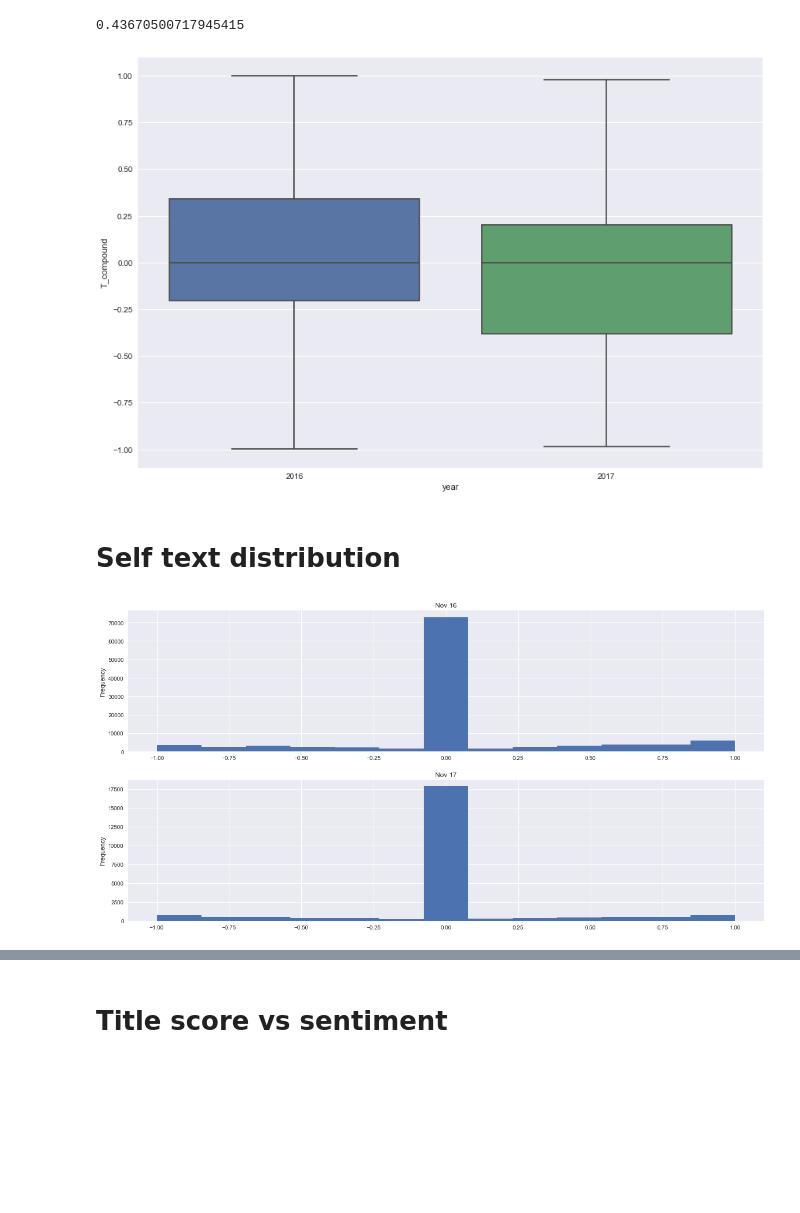
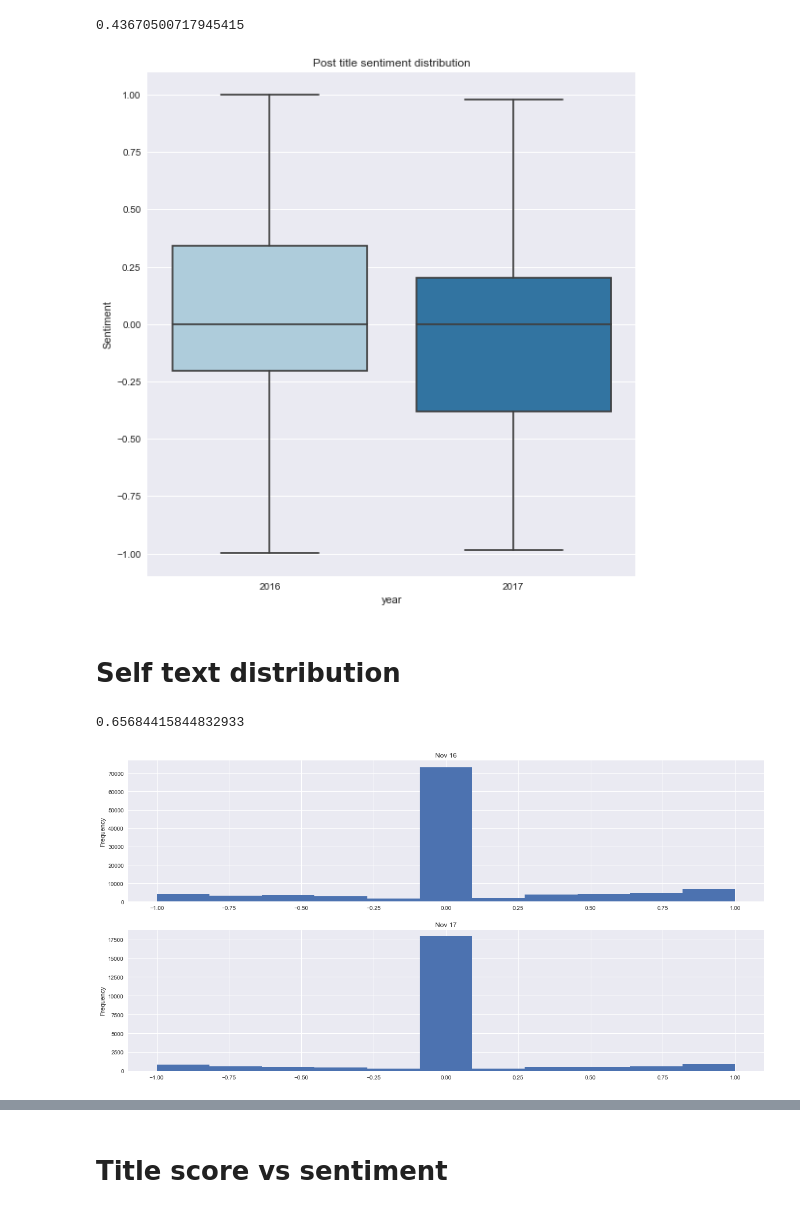
Before and after one commit to James-Brooke/ML_Projects, a Jupyter notebook: The_Donald Subreddit.ipynb, the cells around one changed output, grey strips where cells are left out. Drawn from its saved outputs; the diff is of its cells as text; code cells hidden in the pictures; blank space fills up the shorter version.

```diff
--- a/The_Donald Subreddit.ipynb
+++ b/The_Donald Subreddit.ipynb
@@ -232,20 +238,19 @@ sent_17_std
 comb = pd.concat([data16, data17])
 comb['year'] = comb['created_utc'].apply(lambda x: x.year)
 # %%
-sns.factorplot(kind='box',
-               y='T_compound',
-               x='year',
-               data=comb,
-               size=8,
-               aspect=1.5,
-               legend_out=False);
+s = sns.factorplot(kind='box', y='T_compound', x='year', data=comb, size=8, aspect=1, palette="Paired")
+s.set(title=('Post title sentiment distribution'), ylabel='Sentiment');
 # %% [output]
-[figure, old version]
+[figure, new version]
 # %% [markdown]
 # Self text distribution
+# %%
+data16[data16['ST_compound'] == 0]['T_pos'].count() / data16.shape[0]
+# %% [output]
+0.65684415844832933
 # %%
 fig, axes = plt.subplots(nrows=2, ncols=1)
-data16['ST_compound'].plot(kind='hist', bins=13, figsize=(20,10), title = 'Nov 16', ax=axes[0]);
-data17['ST_compound'].plot(kind='hist', bins=13, figsize=(20,10), title = 'Nov 17', ax=axes[1]);
+data16['ST_compound'].plot(kind='hist', bins=11, figsize=(20,10), title = 'Nov 16', ax=axes[0]);
+data17['ST_compound'].plot(kind='hist', bins=11, figsize=(20,10), title = 'Nov 17', ax=axes[1]);
 # %% [output]
-[figure, old version]
+[figure, new version]
```
Also changed, not shown: parts of 2 cells of this notebook.
